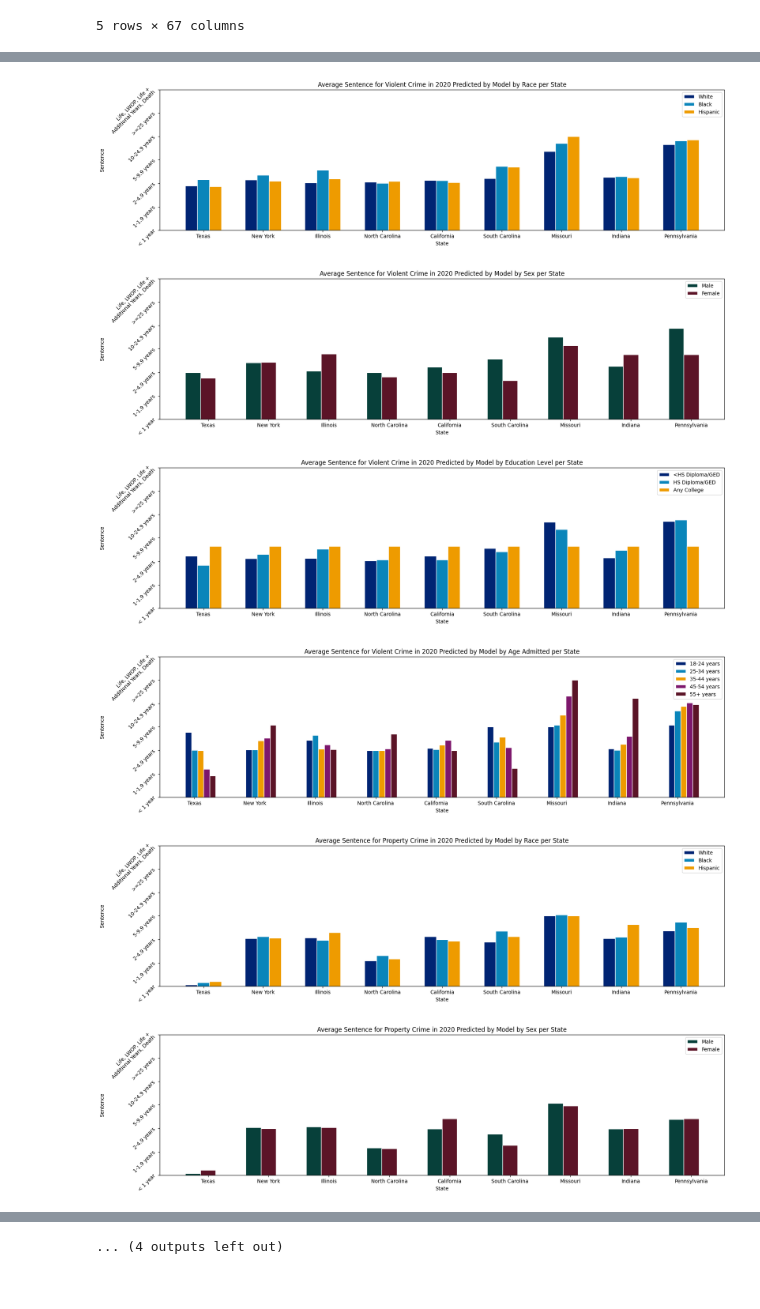
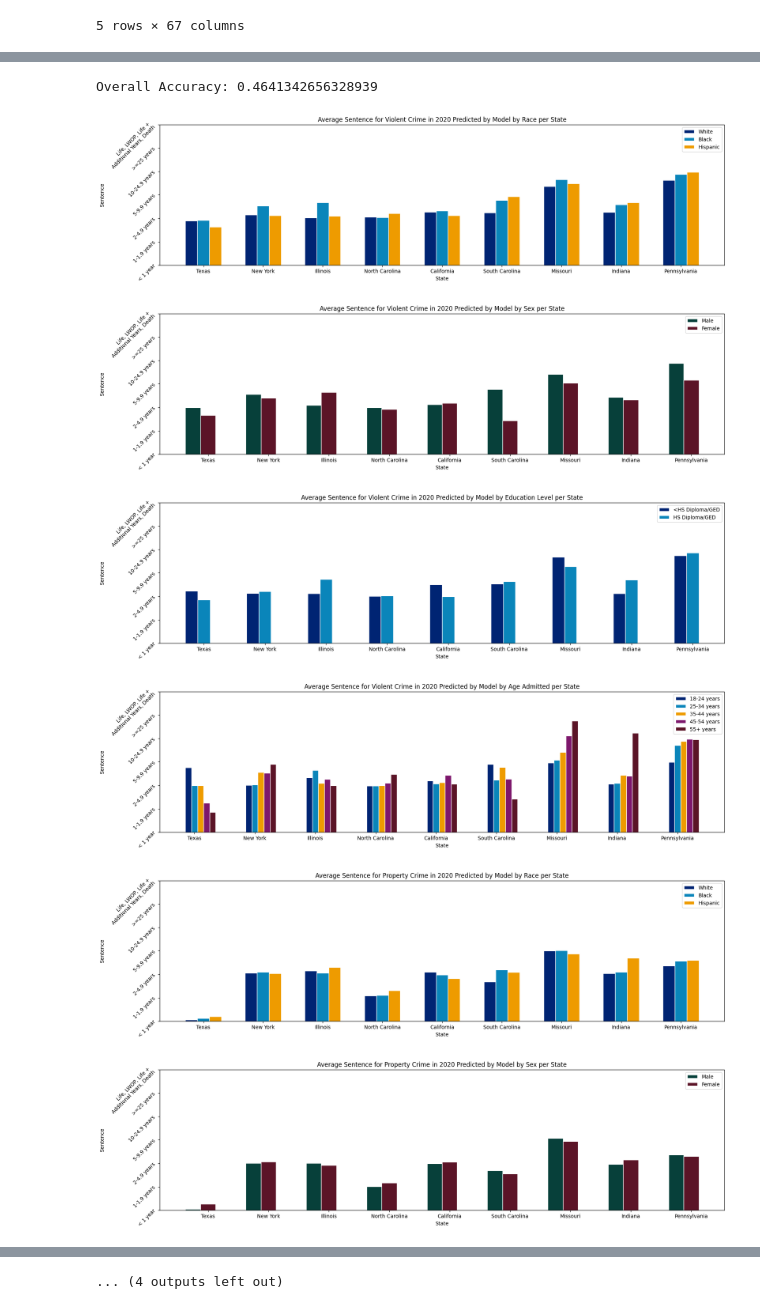
Before and after one commit to paritashahh/CorrectionalAnalysis, a Jupyter notebook: prisonAdmissionsModelTraining.ipynb, the cells around one changed output, grey strips where cells are left out. Cells and saved outputs as stored; diff of their text form; code cells hidden in the pictures.

```diff
--- a/prisonAdmissionsModelTraining.ipynb
+++ b/prisonAdmissionsModelTraining.ipynb
@@ -18,3 +21,5 @@ one_hot_df.head()
 | 3 | 1.0 | 1.0 | 1991.0 | 3.0 | 1.0 | 0 | 1 | 0 | 0 | 0 | ... | ... |
 | 4 | 1.0 | 2.0 | 1991.0 | 2.0 | 2.0 | 0 | 1 | 0 | 0 | 0 | ... | ... |
 5 rows × 67 columns
+# %%
+one_hot_df = one_hot_df.dropna()  # Drop rows with missing values
@@ -51,3 +147,9 @@ Mean Absolute Error: 0.8782435233071211
+# %%
+# calculate overall accuracy
+overall_accuracy = np.sum(correct_pred) / np.sum(total_sent)
+print("Overall Accuracy: " + str(overall_accuracy))
+# %% [output]
+Overall Accuracy: 0.4641342656328939
 # %%
 import pandas as pd
 import re, os
@@ -123,20 +225,50 @@ for inx, off in enumerate(off_general):
         rf = RandomForestClassifier(max_depth=15, max_leaf_nodes=120, n_estimators=90, max_features=50)
         rf.fit(X_train, y_train)
 
+        # using datapoints for white since it is the largest uniform population
+        white_df = X_test[X_test['white'] == 1]
+        white_df['white'].values[:] = 0
+
+        black_clone = white_df.copy()
+        black_clone['black'].values[:] = 1
+
+        hispanic_clone = white_df.copy()
+        hispanic_clone['hispanic'].values[:] = 1
+
+
+        female_clone = X_test[X_test['SEX'] == 1]
+        female_clone['SEX'].values[:] = 2
+
+        education_clone = X_test[X_test['EDUCATION'] == 1]
+        education_clone['EDUCATION'].values[:] = 2
+
+        age_clone_base = X_test[X_test['AGEADMIT'] == 2]
+        age_clone_1 = age_clone_base.copy()
+        age_clone_1['AGEADMIT'].values[:] = 1
+
+        age_clone_2 = age_clone_base.copy()
+        age_clone_2['AGEADMIT'].values[:] = 2
+        age_clone_3 = age_clone_base.copy()
+        age_clone_3['AGEADMIT'].values[:] = 3
+        age_clone_4 = age_clone_base.copy()
+        age_clone_4['AGEADMIT'].values[:] = 4
+        age_clone_5 = age_clone_base.copy()
+        age_clone_5['AGEADMIT'].values[:] = 5
+
         rf_pred = rf.predict(X_test)
         rf_predw = rf.predict(X_test[X_test['white'] == 1])
-        rf_predb = rf.predict(X_test[X_test['black'] == 1])
-        rf_predh = rf.predict(X_test[X_test['hispanic'] == 1])
+        rf_predb = rf.predict(black_clone)
+        rf_predh = rf.predict(hispanic_clone)
         rf_predm = rf.predict(X_test[X_test['SEX'] == 1])
-        rf_predf = rf.predict(X_test[X_test['SEX'] == 2])
+        rf_predf = rf.predict(female_clone)
         rf_prednhs = rf.predict(X_test[X_test['EDUCATION'] == 1])
-        rf_predhs = rf.predict(X_test[X_test['EDUCATION'] == 2])
+        rf_predhs = rf.predict(education_clone)
         # rf_predc = rf.predict(X_test[X_test['EDUCATION'] == 3])
-        rf_predy = rf.predict(X_test[X_test['AGEADMIT'] == 1])
-        rf_predya = rf.predict(X_test[X_test['AGEADMIT'] == 2])
-        rf_predm = rf.predict(X_test[X_test['AGEADMIT'] == 3])
-        rf_predma = rf.predict(X_test[X_test['AGEADMIT'] == 4])
-        rf_predo = rf.predict(X_test[X_test['AGEADMIT'] == 5])
+        rf_predy = rf.predict(age_clone_1)
+        rf_predya = rf.predict(age_clone_2)
+        rf_predm = rf.predict(age_clone_3)
+        rf_predma = rf.predict(age_clone_4)
+        rf_predo = rf.predict(age_clone_5)
 
         # print average sentence length predicted by model
         # print("Average sentence length predicted by model: ", np.mean(rf_pred))
@@ -159,7 +291,7 @@ for inx, off in enumerate(off_general):
         # prediction by education
         no_hs_means.append(np.mean(rf_prednhs))
         hs_means.append(np.mean(rf_predhs))
-        some_college_means.append(np.mean(rf_predc))
+        # some_college_means.append(np.mean(rf_predc))
 
         # prediction by age
         young_means.append(np.mean(rf_predy))
@@ -220,11 +352,9 @@ for inx, off in enumerate(off_general):
     bar_width = 0.20
     r1 = np.arange(len(no_hs_means))
     r2 = [x + bar_width for x in r1]
-    r3 = [x + bar_width for x in r2]
 
     plt.bar(r1, no_hs_means, color=colors[0], width=bar_width, edgecolor='white', label='<HS Diploma/GED')
     plt.bar(r2, hs_means, color=colors[1], width=bar_width, edgecolor='white', label='HS Diploma/GED')
-    plt.bar(r3, some_college_means, color=colors[2], width=bar_width, edgecolor='white', label='Any College')
     plt.rcParams['figure.figsize'] = [20, 5]
     plt.yticks(np.arange(0, 7, 1), labels=["< 1 year", "1-1.9 years", "2-4.9 years", "5-9.9 years", "10-24.9 years", ">=25 years", "Life, LWOP, Life + \nAdditional Years, Death"])
     plt.yticks(rotation=45)
@@ -233,36 +363,36 @@ for inx, off in enumerate(off_general):
     plt.ylabel("Sentence")
     plt.title("Average Sentence for " + off_general[inx] + " Crime in 2020 Predicted by Model by Education Level per State")
     plt.legend()
     plt.savefig("ModelGraphs/averageSentencebyEducation" + off_general[inx] + ".png")
     plt.show()
 
     # Age Plot
     bar_width = 0.10
     r1 = np.arange(len(male_means))
     r2 = [x + bar_width for x in r1]
     r3 = [x + bar_width for x in r2]
     r4 = [x + bar_width for x in r3]
     r5 = [x + bar_width for x in r4]
 
     plt.bar(r1, young_means, color=colors[0], width=bar_width, edgecolor='white', label='18-24 years')
     plt.bar(r2, youngadult_means, color=colors[1], width=bar_width, edgecolor='white', label='25-34 years')
     plt.bar(r3, middle_means, color=colors[2], width=bar_width, edgecolor='white', label='35-44 years')
     plt.bar(r4, middle_aged_means, color=colors[3], width=bar_width, edgecolor='white', label='45-54 years')
     plt.bar(r5, old_means, color=colors[4], width=bar_width, edgecolor='white', label='55+ years')
     plt.rcParams['figure.figsize'] = [20, 5]
     plt.yticks(np.arange(0, 7, 1), labels=["< 1 year", "1-1.9 years", "2-4.9 years", "5-9.9 years", "10-24.9 years", ">=25 years", "Life, LWOP, Life + \nAdditional Years, Death"])
     plt.yticks(rotation=45)
     plt.xlabel("State")
     plt.xticks([r + bar_width for r in range(len(male_means))], states)
     plt.ylabel("Sentence")
     plt.title("Average Sentence for " + off_general[inx] + " Crime in 2020 Predicted by Model by Age Admitted per State")
     plt.legend()
     plt.savefig("ModelGraphs/averageSentencebyAgeAdmit" + off_general[inx] + ".png")
     plt.show()
 # %% [output]
-[figure, old version]
+[figure, new version]
-[figure, old version]
+[figure, new version]
-[figure, old version]
+[figure, new version]
-[figure, old version]
+[figure, new version]
-[figure, old version]
+[figure, new version]
-[figure, old version]
+[figure, new version]
```
Also changed, not shown: parts of 7 cells of this notebook.
